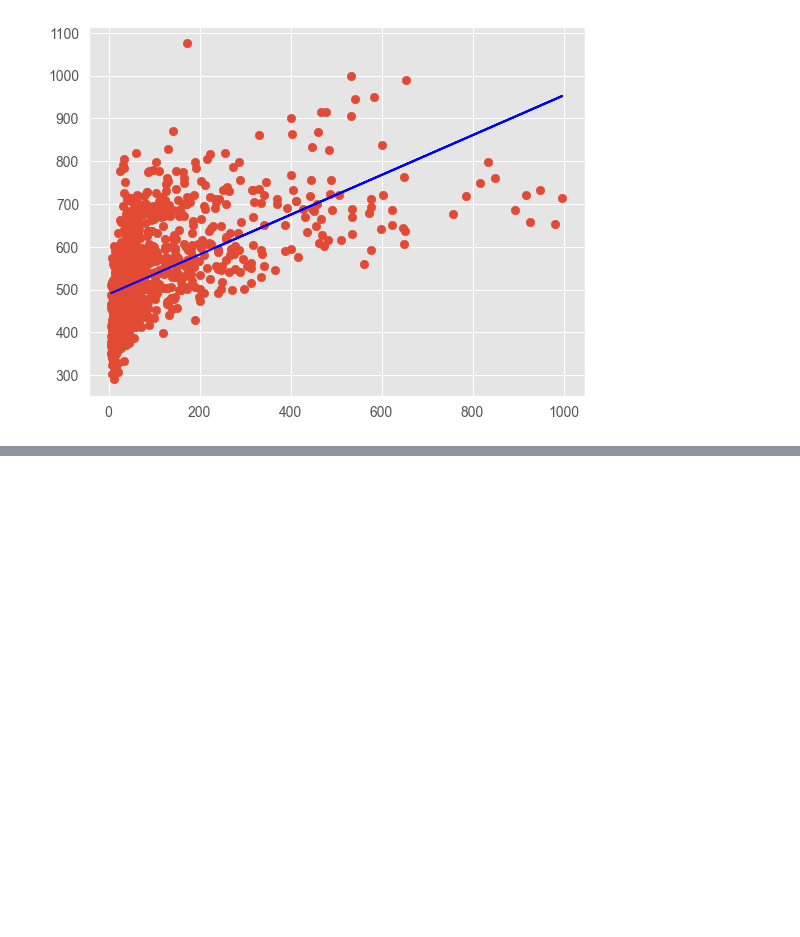
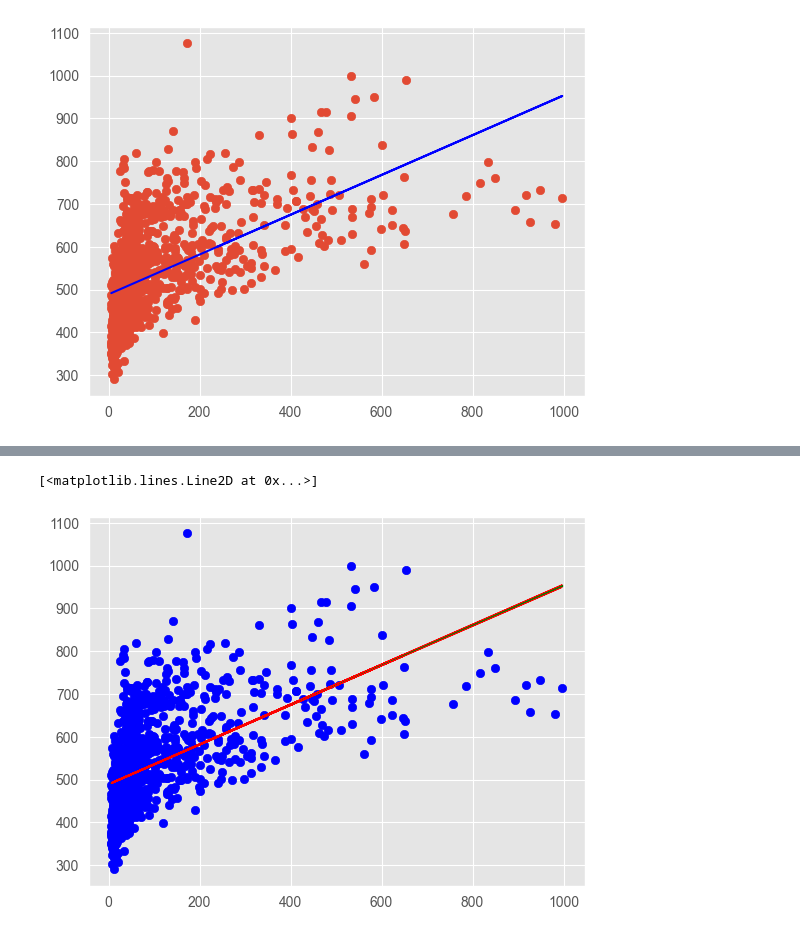
Before and after one commit to MEPhI-Floppas/matstat.py, a Jupyter notebook: bdz/luckich/bdz-9.ipynb, the cells around one changed output, grey strips where cells are left out. Saved outputs shown, nothing was run; the diff lists cells and outputs as text; code cells hidden in the pictures; blank space fills up the shorter version.

```diff
--- a/bdz/luckich/bdz-9.ipynb
+++ b/bdz/luckich/bdz-9.ipynb
@@ -36,12 +36,3 @@ df
 # %%
 X = df.A15.to_numpy()
 Y = df.A13.to_numpy()
-# %%
-data = pd.read_excel("../table.xls",sheet_name='A - aaup' )
-X_grp = data.groupby(['A15']).groups
-for key in X_grp:
-    arr = []
-    for i in range(len(X_grp[key])):
-        j = X_grp[key][i]
-        arr.append(Y[j])
-    X_grp[key] = arr
@@ -119,0 +128,17 @@ for key in X_grp:
+# %%
+new_D_res = np.sum((Y - f(X)) ** 2) / (n - 2)
+
+X_sum = 0
+for i in range(len(X)):
+    X_sum += (X[i])**2
+alpha = [0.01, 0.05, 0.1]
+for a in alpha:
+    beta_0_lower = beta_0 - stats.t(n-2).ppf(1-a/2)*math.sqrt(new_D_res * X_sum / (n**2 * X.var()))
+    beta_0_upper = beta_0 + stats.t(n-2).ppf(1-a/2)*math.sqrt(new_D_res * X_sum / (n**2 * X.var()))
+    beta_1_lower = beta_1 - stats.t(n-2).ppf(1-a/2)*math.sqrt(new_D_res / (n**2 * X.var()))
+    beta_1_upper = beta_1 + stats.t(n-2).ppf(1-a/2)*math.sqrt(new_D_res / (n**2 * X.var()))
+    print(f"Степнь уверенности: {a}")
+    print(f"Нижняя граница b0: {round(beta_0_lower, 3)}")
+    print(f"Верхняя граница b0: {round(beta_0_upper, 3)}")
+    print(f"Нижняя граница b1: {round(beta_1_lower, 3)}")
+    print(f"Верхняя граница b1: {round(beta_1_upper, 3)}")
@@ -119,0 +161,22 @@ for key in X_grp:
+# %%
+X_sum = 0
+
+for i in range(len(X)):
+    X_sum += (X[i])**2
+alpha = 0.1
+flow = []
+fhigh = []
+
+for i in range(n):
+    flow.append(f(X[i] - stats.t(n-2).ppf(1-alpha/2) * sqrt((new_D_res*(1/n + (X[i] - X.mean())**2/(n*X.var())))**(1/2))))
+    fhigh.append(f(X[i] + stats.t(n-2).ppf(1-alpha/2) * sqrt((new_D_res*(1/n + (X[i] - X.mean())**2/(n*X.var())))**(1/2))))
+plt.scatter(X, Y, color='blue')
+lin_reg = beta_1*X + beta_0
+
+
+plt.plot(X, lin_reg, color='green')
+plt.plot(X, fhigh, linestyle = '-',color='red', linewidth = 0.5)
+plt.plot(X, flow, linestyle = '-', color='red', linewidth = 0.5)
+# %% [output]
+[<matplotlib.lines.Line2D at 0x...>]
+[figure, added]
```
Also changed, not shown: parts of 19 cells of this notebook, 1 other file.
